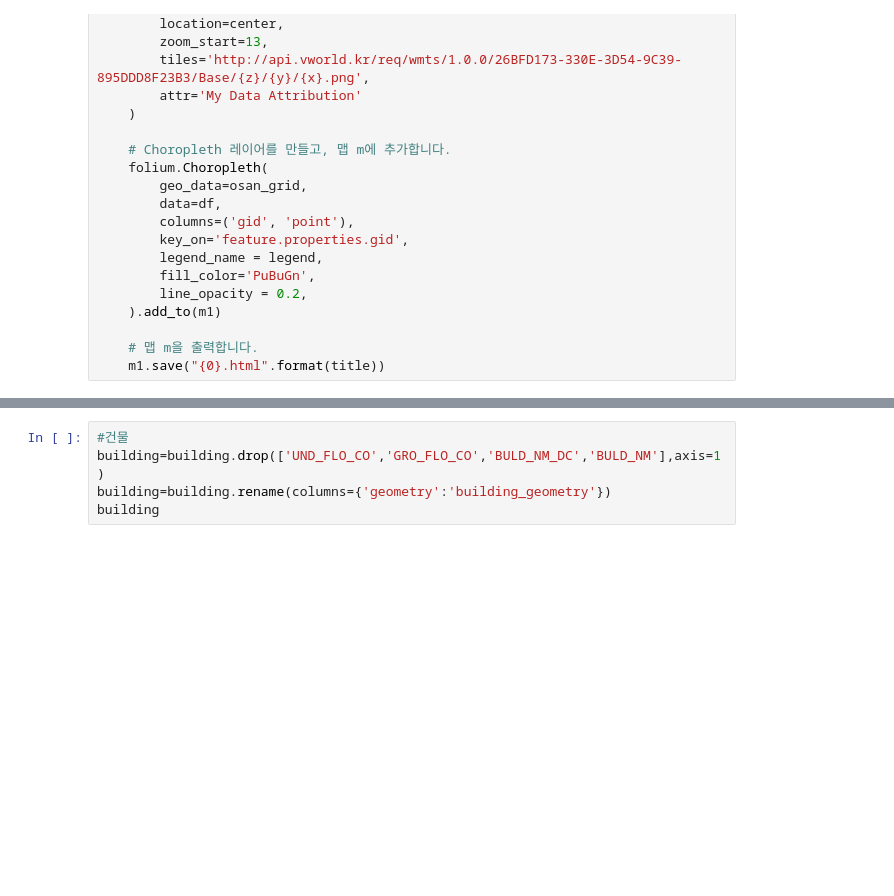
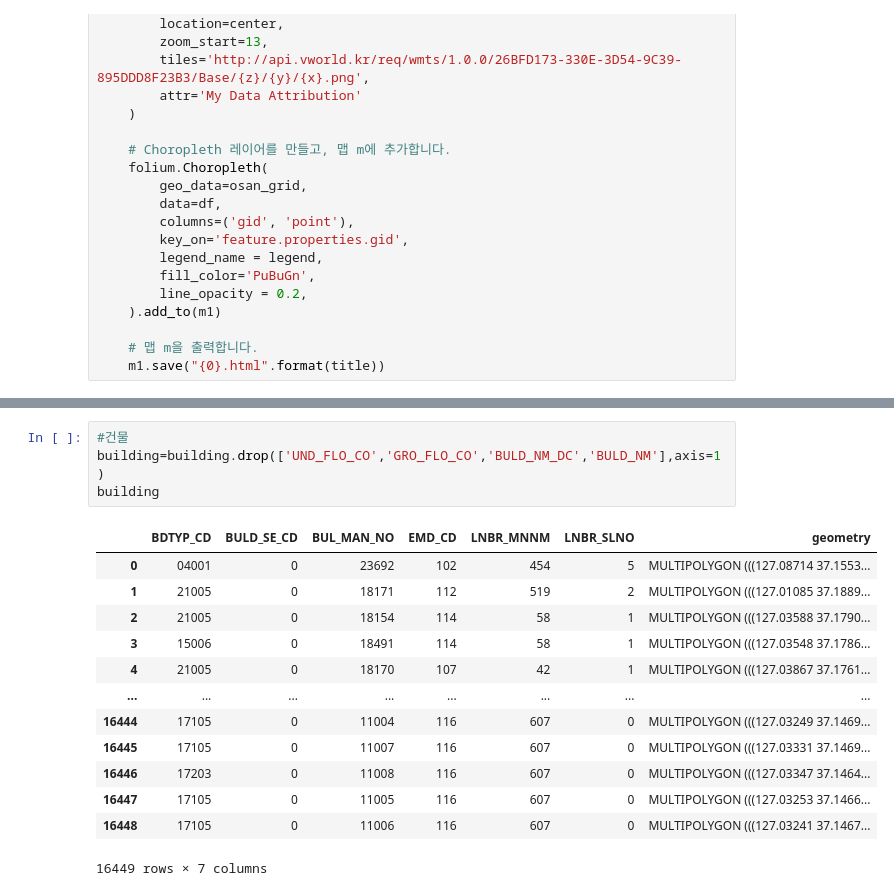
Before and after one commit to syjung98/OSAN_Predict_Accident, a Jupyter notebook: Osan_data_preprocessing.ipynb, the cells around one changed output, grey strips where cells are left out. Saved outputs shown, nothing was run; the diff lists cells and outputs as text; blank space fills up the shorter version.

```diff
--- a/Osan_data_preprocessing.ipynb
+++ b/Osan_data_preprocessing.ipynb
@@ -285,8 +582,21 @@ traffic_time
 # %%
 #건물
 building=building.drop(['UND_FLO_CO','GRO_FLO_CO','BULD_NM_DC','BULD_NM'],axis=1)
-building=building.rename(columns={'geometry':'building_geometry'})
 building
+# %% [output]
+|  | BDTYP_CD | BULD_SE_CD | BUL_MAN_NO | EMD_CD | LNBR_MNNM | LNBR_SLNO | geometry |
+| 0 | 04001 | 0 | 23692 | 102 | 454 | 5 | MULTIPOLYGON (((127.08714 37.1553... |
+| 1 | 21005 | 0 | 18171 | 112 | 519 | 2 | MULTIPOLYGON (((127.01085 37.1889... |
+| 2 | 21005 | 0 | 18154 | 114 | 58 | 1 | MULTIPOLYGON (((127.03588 37.1790... |
+| 3 | 15006 | 0 | 18491 | 114 | 58 | 1 | MULTIPOLYGON (((127.03548 37.1786... |
+| 4 | 21005 | 0 | 18170 | 107 | 42 | 1 | MULTIPOLYGON (((127.03867 37.1761... |
+| ... | ... | ... | ... | ... | ... | ... | ... |
+| 16444 | 17105 | 0 | 11004 | 116 | 607 | 0 | MULTIPOLYGON (((127.03249 37.1469... |
+| 16445 | 17105 | 0 | 11007 | 116 | 607 | 0 | MULTIPOLYGON (((127.03331 37.1469... |
+| 16446 | 17203 | 0 | 11008 | 116 | 607 | 0 | MULTIPOLYGON (((127.03347 37.1464... |
+| 16447 | 17105 | 0 | 11005 | 116 | 607 | 0 | MULTIPOLYGON (((127.03253 37.1466... |
+| 16448 | 17105 | 0 | 11006 | 116 | 607 | 0 | MULTIPOLYGON (((127.03241 37.1467... |
+16449 rows × 7 columns
 # %%
 #격자별 건물연견적
 #val값의 null은 측정이 안된 값이라 0으로 처리-SY
```
Also changed, not shown: parts of 32 cells of this notebook.
